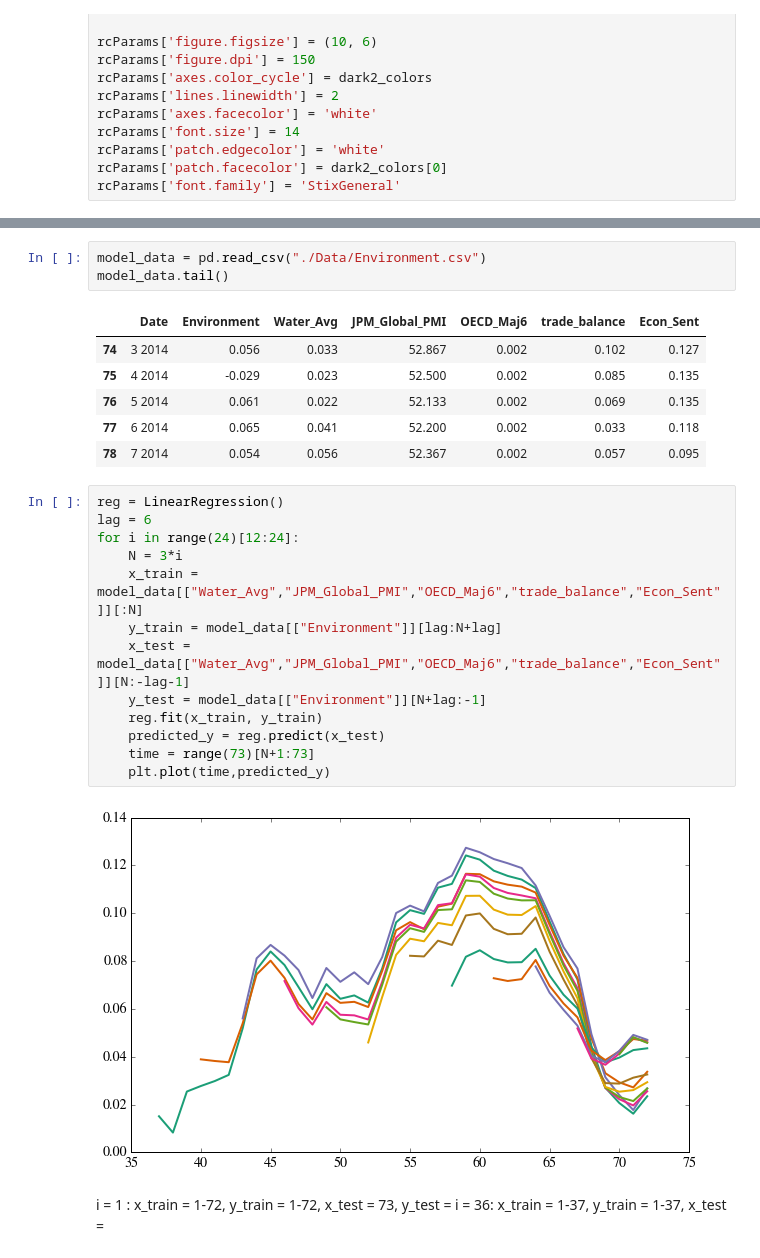
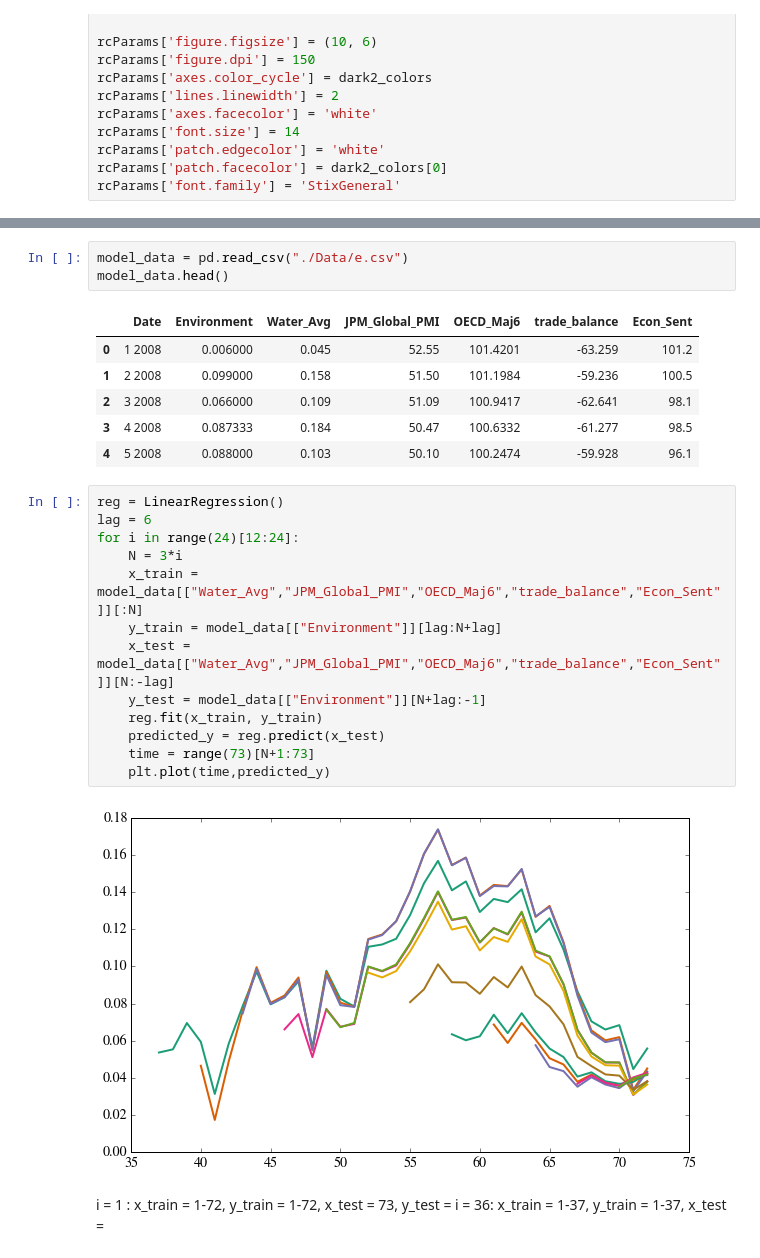
Before and after one commit to DickLeopard/ELP, a Jupyter notebook: Environment.ipynb, the cells around one changed output, grey strips where cells are left out. Cells and saved outputs as stored; diff of their text form.

```diff
--- a/Environment.ipynb
+++ b/Environment.ipynb
@@ -35,28 +56,28 @@ rcParams['font.family'] = 'StixGeneral'
 # %%
-model_data = pd.read_csv("./Data/Environment.csv")
-model_data.tail()
+model_data = pd.read_csv("./Data/e.csv")
+model_data.head()
 # %% [output]
 |  | Date | Environment | Water_Avg | JPM_Global_PMI | OECD_Maj6 | trade_balance | Econ_Sent |
-| 74 | 3 2014 | 0.056 | 0.033 | 52.867 | 0.002 | 0.102 | 0.127 |
-| 75 | 4 2014 | -0.029 | 0.023 | 52.500 | 0.002 | 0.085 | 0.135 |
-| 76 | 5 2014 | 0.061 | 0.022 | 52.133 | 0.002 | 0.069 | 0.135 |
-| 77 | 6 2014 | 0.065 | 0.041 | 52.200 | 0.002 | 0.033 | 0.118 |
-| 78 | 7 2014 | 0.054 | 0.056 | 52.367 | 0.002 | 0.057 | 0.095 |
+| 0 | 1 2008 | 0.006000 | 0.045 | 52.55 | 101.4201 | -63.259 | 101.2 |
+| 1 | 2 2008 | 0.099000 | 0.158 | 51.50 | 101.1984 | -59.236 | 100.5 |
+| 2 | 3 2008 | 0.066000 | 0.109 | 51.09 | 100.9417 | -62.641 | 98.1 |
+| 3 | 4 2008 | 0.087333 | 0.184 | 50.47 | 100.6332 | -61.277 | 98.5 |
+| 4 | 5 2008 | 0.088000 | 0.103 | 50.10 | 100.2474 | -59.928 | 96.1 |
 # %%
 reg = LinearRegression()
 lag = 6
 for i in range(24)[12:24]:
     N = 3*i
     x_train = model_data[["Water_Avg","JPM_Global_PMI","OECD_Maj6","trade_balance","Econ_Sent"]][:N]
     y_train = model_data[["Environment"]][lag:N+lag]
-    x_test = model_data[["Water_Avg","JPM_Global_PMI","OECD_Maj6","trade_balance","Econ_Sent"]][N:-lag-1]
+    x_test = model_data[["Water_Avg","JPM_Global_PMI","OECD_Maj6","trade_balance","Econ_Sent"]][N:-lag]
     y_test = model_data[["Environment"]][N+lag:-1]
     reg.fit(x_train, y_train)
     predicted_y = reg.predict(x_test)
     time = range(73)[N+1:73]
     plt.plot(time,predicted_y)
 # %% [output]
-[figure, old version]
+[figure, new version]
 # %% [markdown]
 i = 1 : x_train = 1-72, y_train = 1-72, x_test = 73, y_test =
 i = 36: x_train = 1-37, y_train = 1-37, x_test =
```
Also changed, not shown: parts of 8 cells of this notebook.
